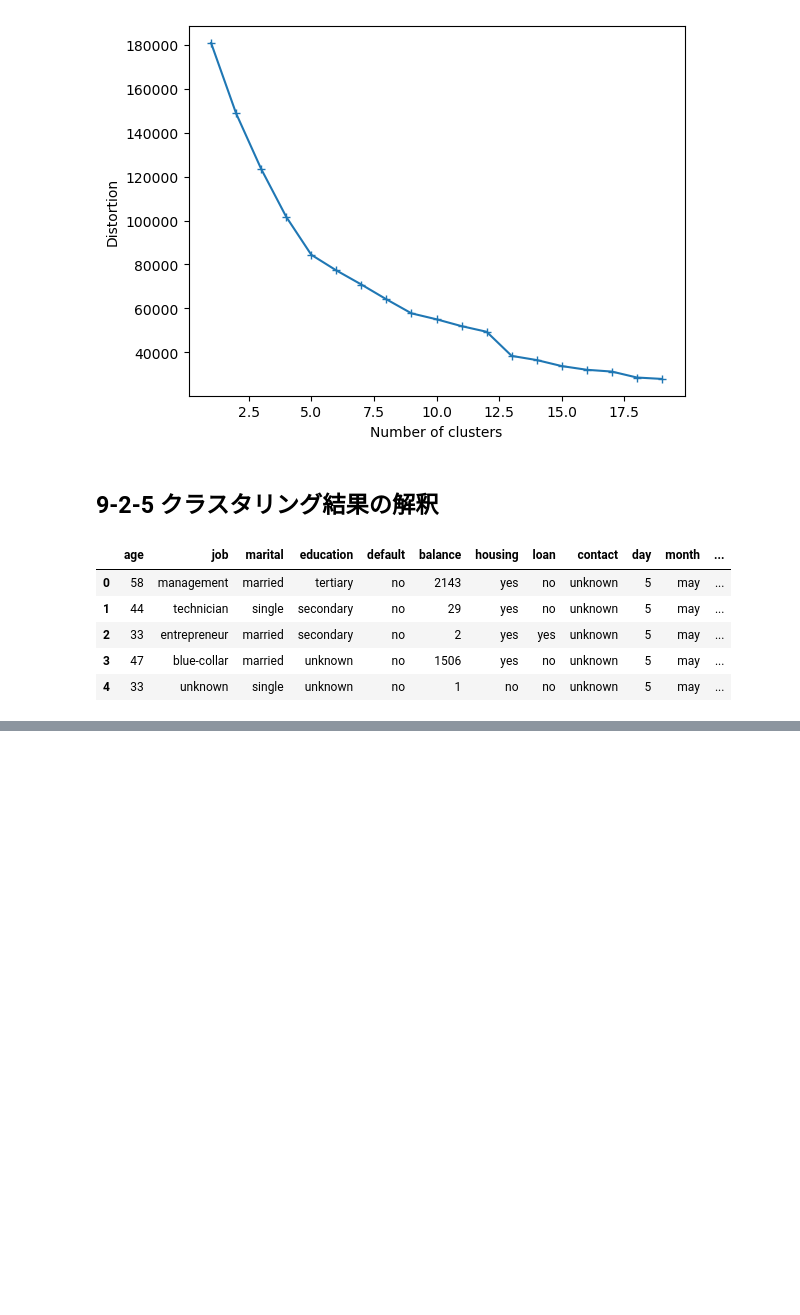
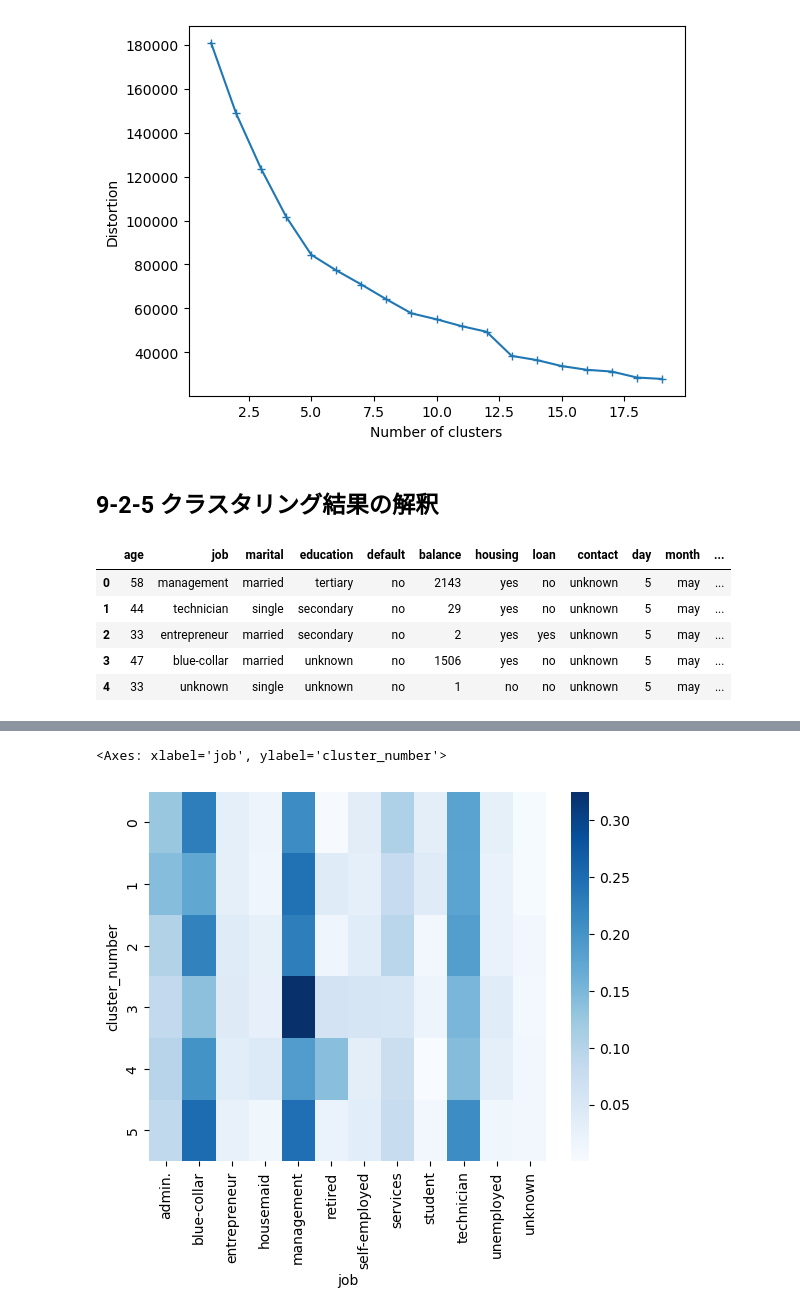
Before and after one commit to RentoYabuki06/ut_datascience_ikusei_kouza, a Jupyter notebook: chapter09/ch09.ipynb, the cells around one changed output, grey strips where cells are left out. Saved outputs shown, nothing was run; the diff lists cells and outputs as text; code cells hidden in the pictures; blank space fills up the shorter version.

```diff
--- a/chapter09/ch09.ipynb
+++ b/chapter09/ch09.ipynb
@@ -217,0 +251,4 @@ df = pd.concat([bank_with_cluster.cluster_number, qcut_age], axis=1)
+# %%
+# 職業についても見ていく
+cross_cluster_job = bank_with_cluster.groupby(['cluster_number', 'job']).size().unstack().fillna(0)
+cross_cluster_job
@@ -217,0 +264,5 @@ df = pd.concat([bank_with_cluster.cluster_number, qcut_age], axis=1)
+# %%
+sns.heatmap(cross_cluster_job.apply(lambda x: x/x.sum(), axis=1), cmap='Blues')
+# %% [output]
+<Axes: xlabel='job', ylabel='cluster_number'>
+[figure, added]
```
Also changed, not shown: parts of 36 cells of this notebook, 2 other files.
